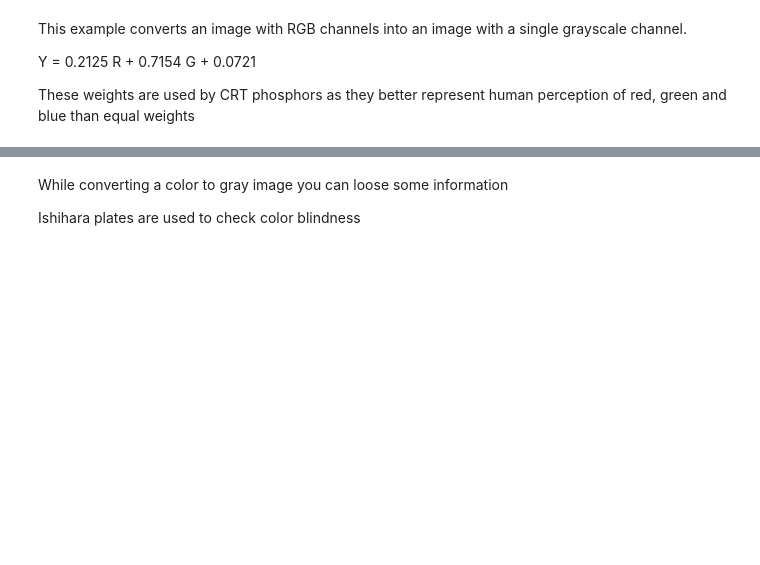
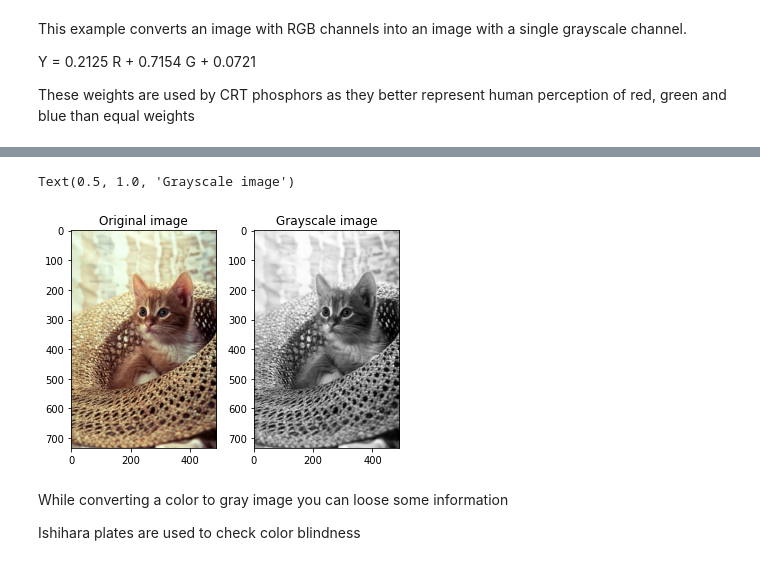
Before and after one commit to big-mac-overflow/Image-and-Video-Processing, a Jupyter notebook: expt_0.ipynb, the cells around one changed output, grey strips where cells are left out. Cells and saved outputs as stored; diff of their text form; code cells hidden in the pictures; blank space fills up the shorter version.

```diff
--- a/expt_0.ipynb
+++ b/expt_0.ipynb
@@ -121,3 +118,22 @@ These weights are used by CRT phosphors as they better represent human perceptio
+# %%
+from skimage import io
+from skimage.color import rgb2gray  # importing prebuilt function to convert rgb to grescale image
+import cv2
+img = io.imread('cat.png')
+grayimg = rgb2gray(img)
+
+# Original image
+plt.subplot(121)
+plt.imshow(img)
+plt.title('Original image')
+
+# Grayscale image
+plt.subplot(122)
+plt.imshow(grayimg, cmap = plt.cm.gray)
+plt.title('Grayscale image')
+# %% [output]
+Text(0.5, 1.0, 'Grayscale image')
+[figure, added]
 # %% [markdown]
 While converting a color to gray image you can loose some information
 
```
Also changed, not shown: parts of 11 cells of this notebook.
